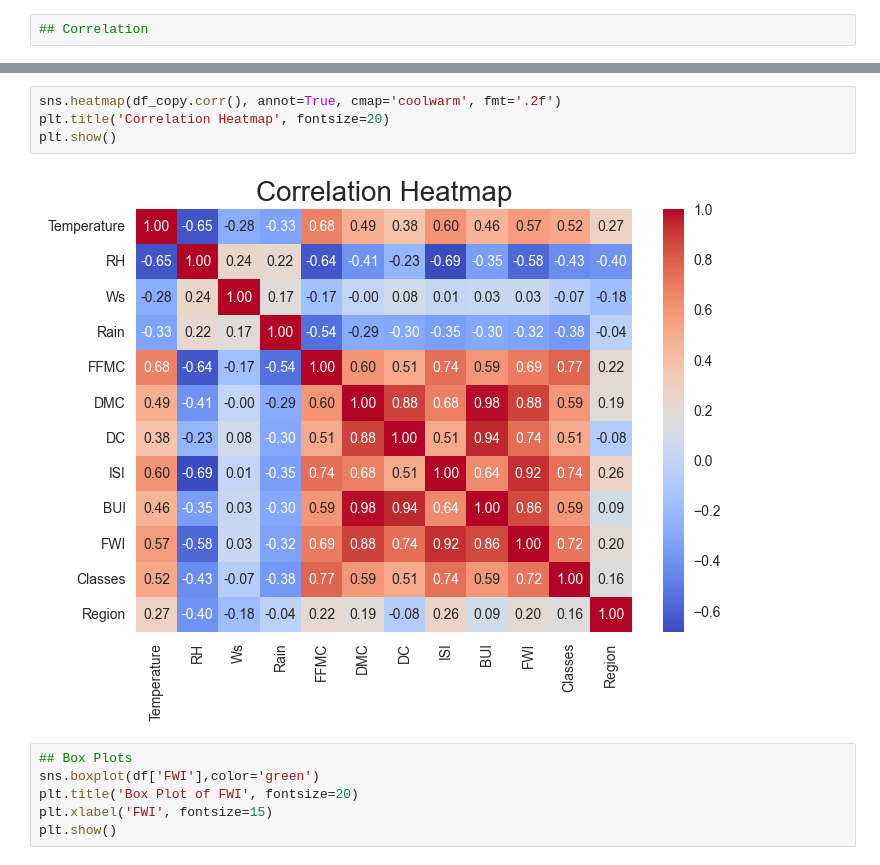
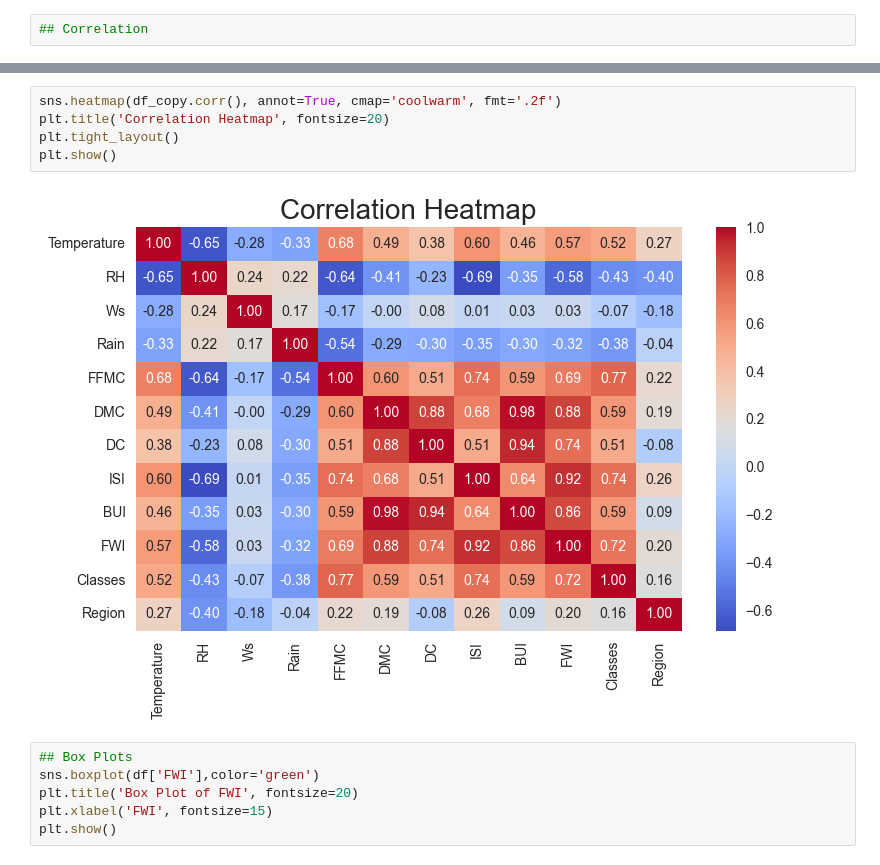
Before and after one commit to SurajK221b/algerian-fire-forest-eda-ml, a Jupyter notebook: phase01-data-cleaning-eda.ipynb, the cells around one changed output, grey strips where cells are left out. Saved outputs shown, nothing was run; the diff lists cells and outputs as text.

Commit message:
PLOTS ADDED

```diff
--- a/phase01-data-cleaning-eda.ipynb
+++ b/phase01-data-cleaning-eda.ipynb
@@ -426,9 +426,10 @@ df_copy.corr()
 # %%
 sns.heatmap(df_copy.corr(), annot=True, cmap='coolwarm', fmt='.2f')
 plt.title('Correlation Heatmap', fontsize=20)
+plt.tight_layout()
 plt.show()
 # %% [output]
-[figure, old version]
+[figure, new version]
 # %%
 ## Box Plots
 sns.boxplot(df['FWI'],color='green')
```
Also changed, not shown: 16 other files.
